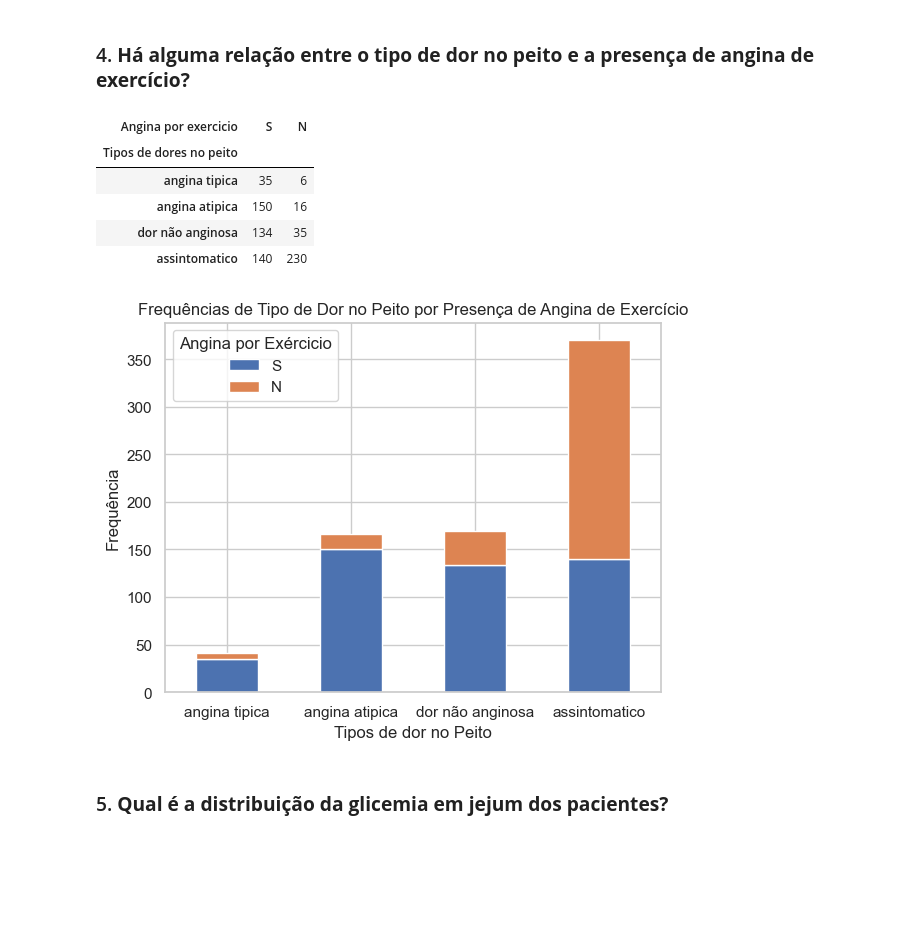
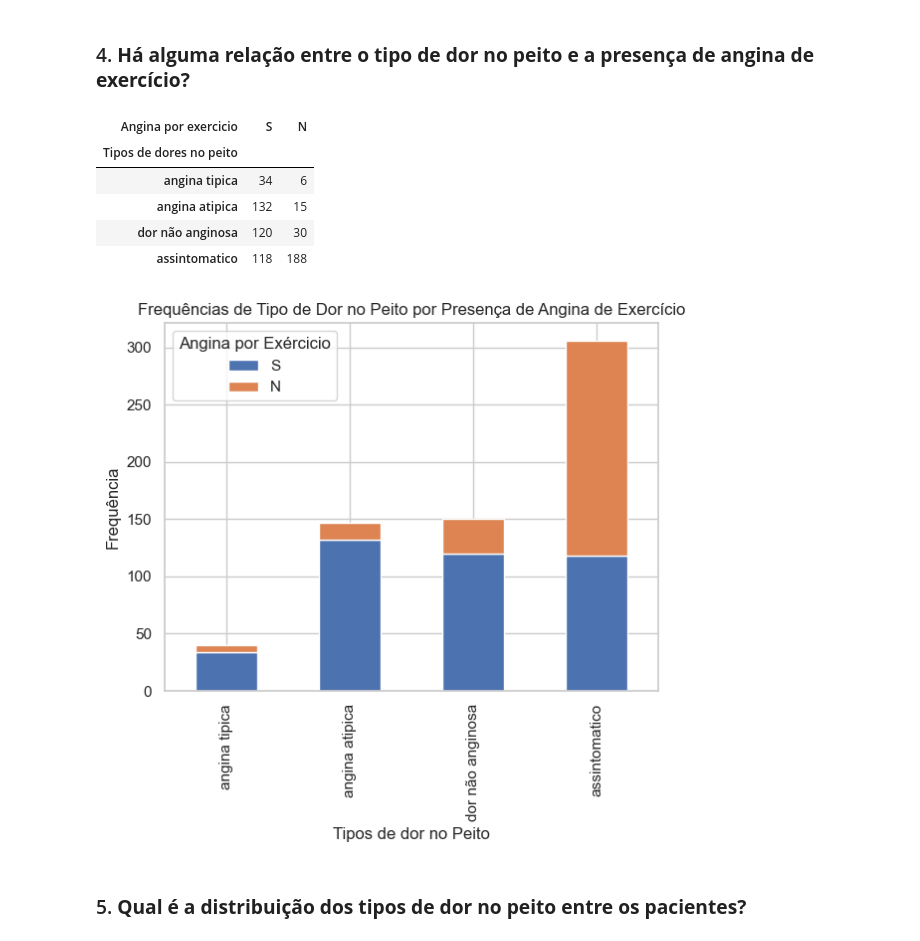
Before and after one commit to jop922/doencas_cardiacas, a Jupyter notebook: df.ipynb, the cells around one changed output. Drawn from its saved outputs; the diff is of its cells as text; code cells hidden in the pictures; blank space fills up the shorter version.

```diff
--- a/df.ipynb
+++ b/df.ipynb
@@ -110,33 +141,0 @@ Name: idade, dtype: float64
-# %%
-#Alteração sexo
-sex_bins = [0,1,2]
-sex_labels = ['F','M']
-df['SEXO'] = pd.cut(df['sexo'],bins=sex_bins, labels=sex_labels, right=False)
-
-#Alteração Tipos de dores no peito
-bins = [1,2,3,4,5]
-labels = ['angina tipica','angina atipica','dor não anginosa','assintomatico']
-df['Tipos de dores no peito'] = pd.cut(df['tipo de dor no peito'], bins=bins, labels=labels, right=False)
-
-#Alteração Angina de exercicio
-# 1 = sim; 0 = não
-ang_bins = [0,1,2]
-ang_labels = ['S','N']
-df['Angina por exercicio'] = pd.cut(df['angina de exercicio'],bins=ang_bins, labels=ang_labels, right=False)
-
-#Glicemia em jejum glicemia em jejum > 120 mg/dl)
-# (1 = verdadeiro; 0 = falso)
-
-gli_bins = [0,1,2]
-gli_labels = ['Falso','Verdadeiro']
-df['Glicemia em jejum >120mg/dl'] = pd.cut(df['glicemia em jejum'], bins=gli_bins, labels=gli_labels, right=False)
-
-
-#reordenando as colunas com as informações corretas
-dados=df[['idade','faixa_etaria','SEXO','Tipos de dores no peito', 'pressao arterial em repouso','colesterol','Glicemia em jejum >120mg/dl','ecg em repouso','freq_card_max','Angina por exercicio','alvo']]
-
-# Percebi que alguns valores de colesterol estavam zerados, atrapalhando nossa analise. Com isso, removemos as linhas com valor 0
-dados=dados.sort_values(by='colesterol')
-dados = dados.query('colesterol > 0')
-dados = dados.query('colesterol <=300')
-display(dados)
@@ -300,32 +265,32 @@ plt.figure(figsize=(15, 10))
 # %%
 # dados.info()
 
 frequencias = pd.crosstab(dados['Tipos de dores no peito'], dados['Angina por exercicio'])
 
 display(frequencias)
-# sns.set(style="whitegrid")
+sns.set(style="whitegrid")
+frequencias.plot(kind='bar', stacked=True)
 
-frequencias.plot(kind='bar', stacked=True)
 # Adicionar títulos e rótulos
 plt.title('Frequências de Tipo de Dor no Peito por Presença de Angina de Exercício')
 plt.xlabel('Tipos de dor no Peito')
 plt.ylabel('Frequência')
 plt.legend(title='Angina por Exércicio')
-plt.xticks(rotation=0)
+plt.xticks
 
 plt.show()
 
 # A Proporção de angina por exercicio é mais comum em pacientes com sintomas de angina atipica
 # %% [output]
 | Angina por exercicio | S | N |
 | Tipos de dores no peito |  |  |
-| angina tipica | 35 | 6 |
-| angina atipica | 150 | 16 |
-| dor não anginosa | 134 | 35 |
-| assintomatico | 140 | 230 |
+| angina tipica | 34 | 6 |
+| angina atipica | 132 | 15 |
+| dor não anginosa | 120 | 30 |
+| assintomatico | 118 | 188 |
-[figure, old version]
+[figure, new version]
 # %% [markdown]
 
-### 5. **Qual é a distribuição da glicemia em jejum dos pacientes?**
+### 5. **Qual é a distribuição dos tipos de dor no peito entre os pacientes?**
 # %%
 #display(dados)
```
Also changed, not shown: parts of 12 cells of this notebook.
